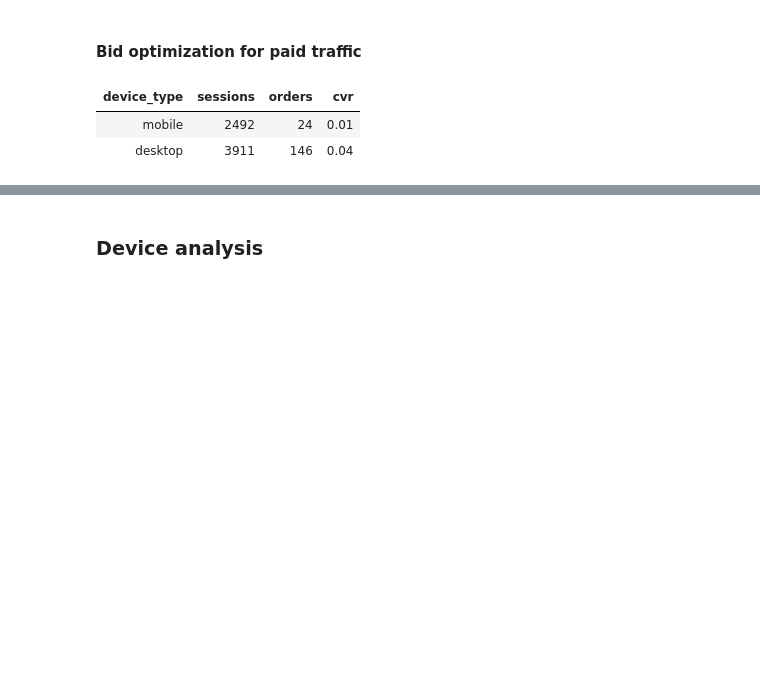
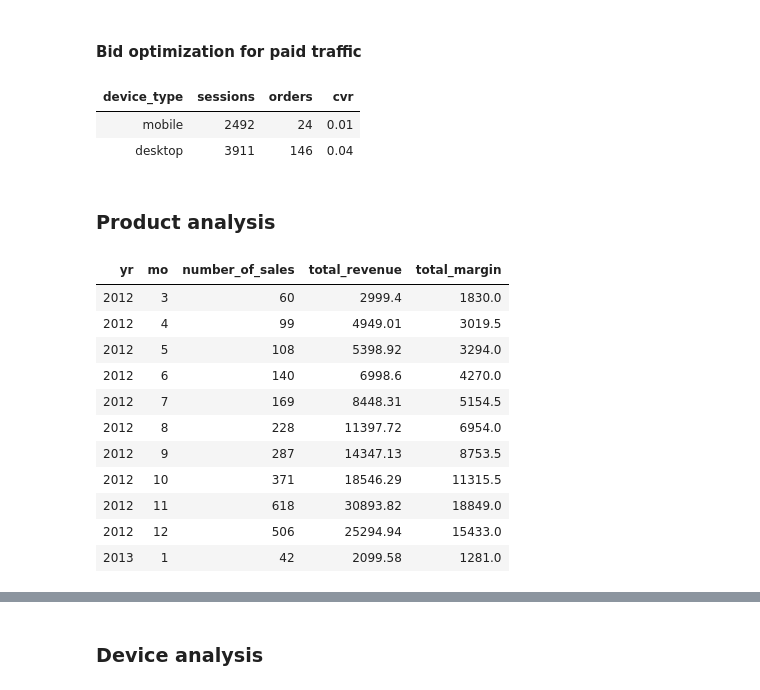
Before and after one commit to yiyi75/e-commerce-EDA, a Jupyter notebook: E-commerce EDA.ipynb, the cells around one changed output, grey strips where cells are left out. Saved outputs shown, nothing was run; the diff lists cells and outputs as text; code cells hidden in the pictures; blank space fills up the shorter version.

Commit message:
new sql analysis in databricks

```diff
--- a/E-commerce EDA.ipynb
+++ b/E-commerce EDA.ipynb
@@ -104,3 +104,34 @@ GROUP BY 1;
 | device_type | sessions | orders | cvr |
 | mobile | 2492 | 24 | 0.01 |
 | desktop | 3911 | 146 | 0.04 |
+# %% [markdown]
+### Product analysis
+# %%
+%sql
+-- will launch a new product but we want to do a deep dive on our current flagship product
+-- pull monthly trends to date for number of sales, total revenue, and total margin generated for the business
+-- < 2013-01-04
+
+SELECT
+    YEAR(created_at) AS yr,
+    MONTH(created_at) AS mo,
+    COUNT(DISTINCT order_id) AS number_of_sales,
+    ROUND(SUM(price_usd),2) AS total_revenue,
+    ROUND(SUM(price_usd - cogs_usd),2) AS total_margin
+FROM orders
+WHERE created_at < '2013-01-04'
+GROUP BY 1, 2
+ORDER BY 1, 2
+# %% [output]
+| yr | mo | number_of_sales | total_revenue | total_margin |
+| 2012 | 3 | 60 | 2999.4 | 1830.0 |
+| 2012 | 4 | 99 | 4949.01 | 3019.5 |
+| 2012 | 5 | 108 | 5398.92 | 3294.0 |
+| 2012 | 6 | 140 | 6998.6 | 4270.0 |
+| 2012 | 7 | 169 | 8448.31 | 5154.5 |
+| 2012 | 8 | 228 | 11397.72 | 6954.0 |
+| 2012 | 9 | 287 | 14347.13 | 8753.5 |
+| 2012 | 10 | 371 | 18546.29 | 11315.5 |
+| 2012 | 11 | 618 | 30893.82 | 18849.0 |
+| 2012 | 12 | 506 | 25294.94 | 15433.0 |
+| 2013 | 1 | 42 | 2099.58 | 1281.0 |
```
Also changed, not shown: parts of 2 cells of this notebook.
